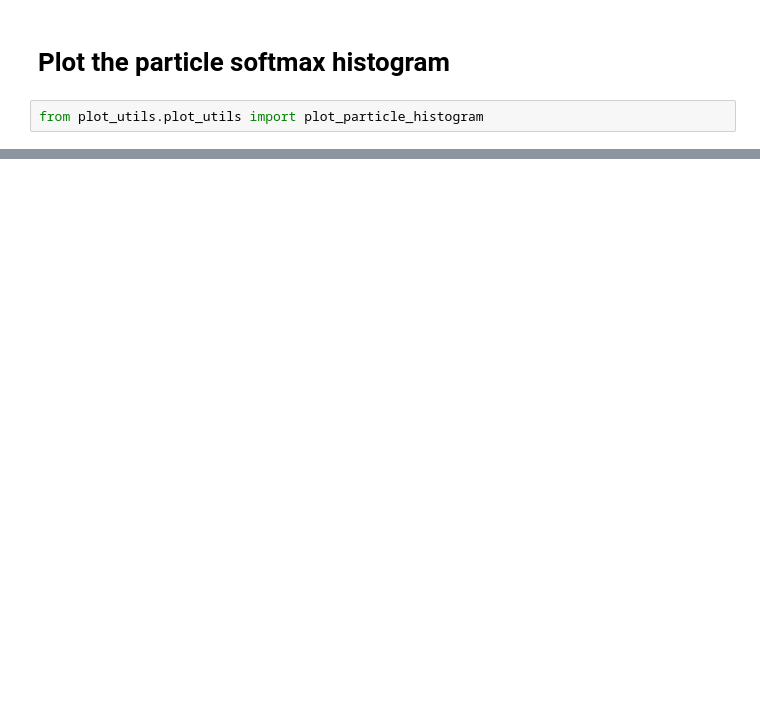
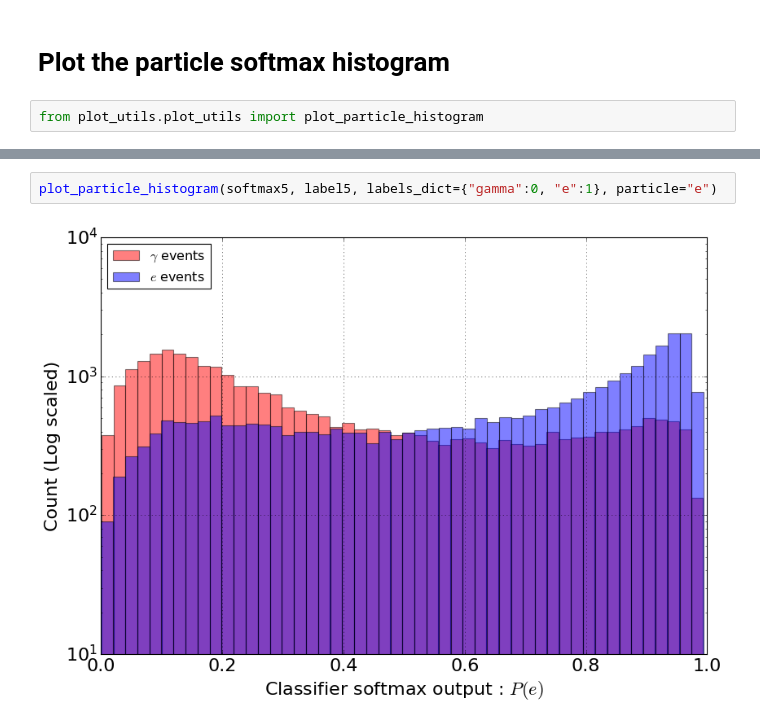
Before and after one commit to WatChMaL/CNN, a Jupyter notebook: postprocessing/scratch_nb_2.ipynb, the cells around one changed output, grey strips where cells are left out. Drawn from its saved outputs; the diff is of its cells as text; blank space fills up the shorter version.

```diff
--- a/postprocessing/scratch_nb_2.ipynb
+++ b/postprocessing/scratch_nb_2.ipynb
@@ -41,3 +43,7 @@ plot_particle_histogram(softmax5, label5, labels_dict={"gamma":0, "e":1}, partic
+# %%
+plot_particle_histogram(softmax5, label5, labels_dict={"gamma":0, "e":1}, particle="e")
+# %% [output]
+[figure, added]
 # %%
 plot_particle_histogram(softmax5, label5, labels_dict={"e":1, "mu":2}, particle="e")
 # %% [output]
```
Also changed, not shown: parts of 9 cells of this notebook, 1 other file.
